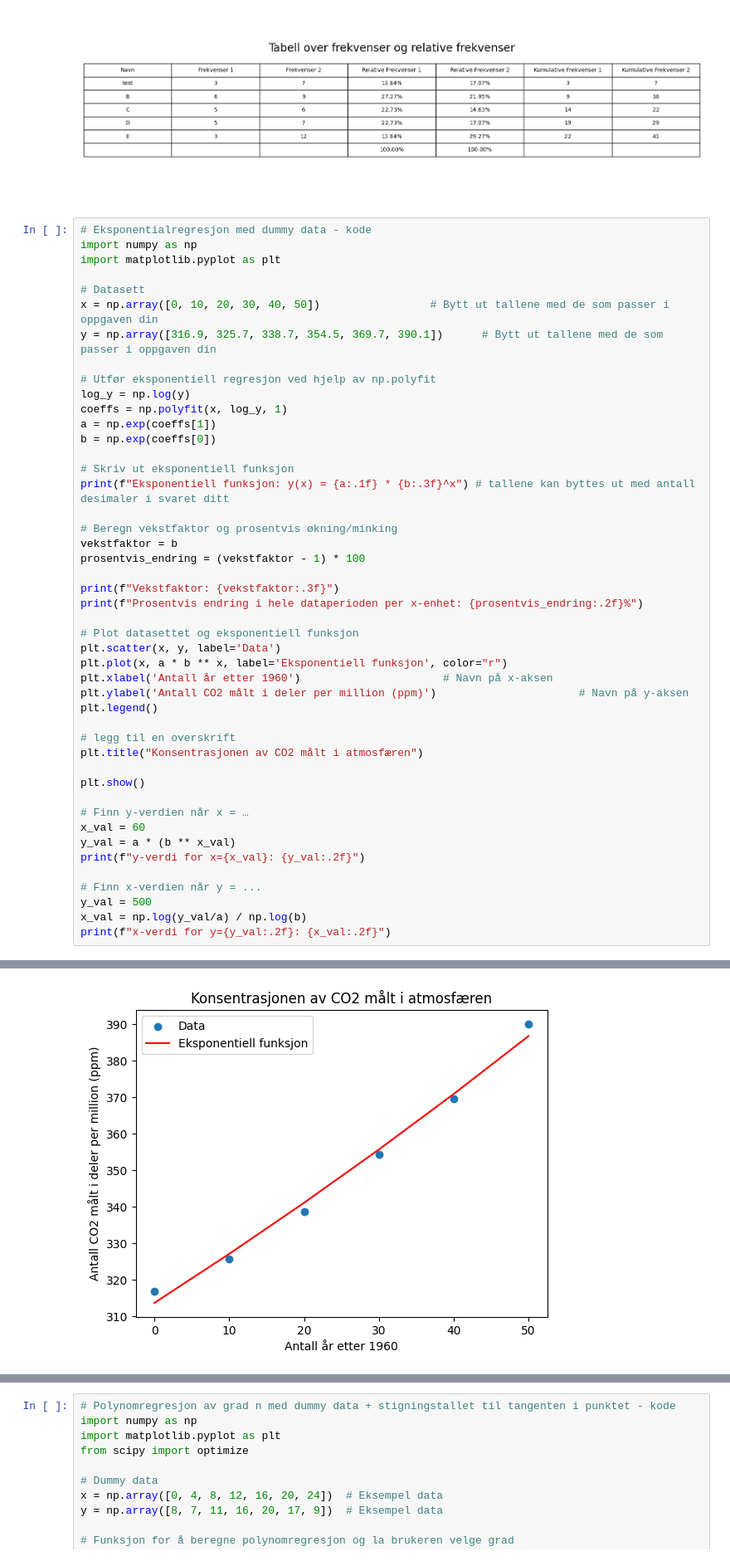
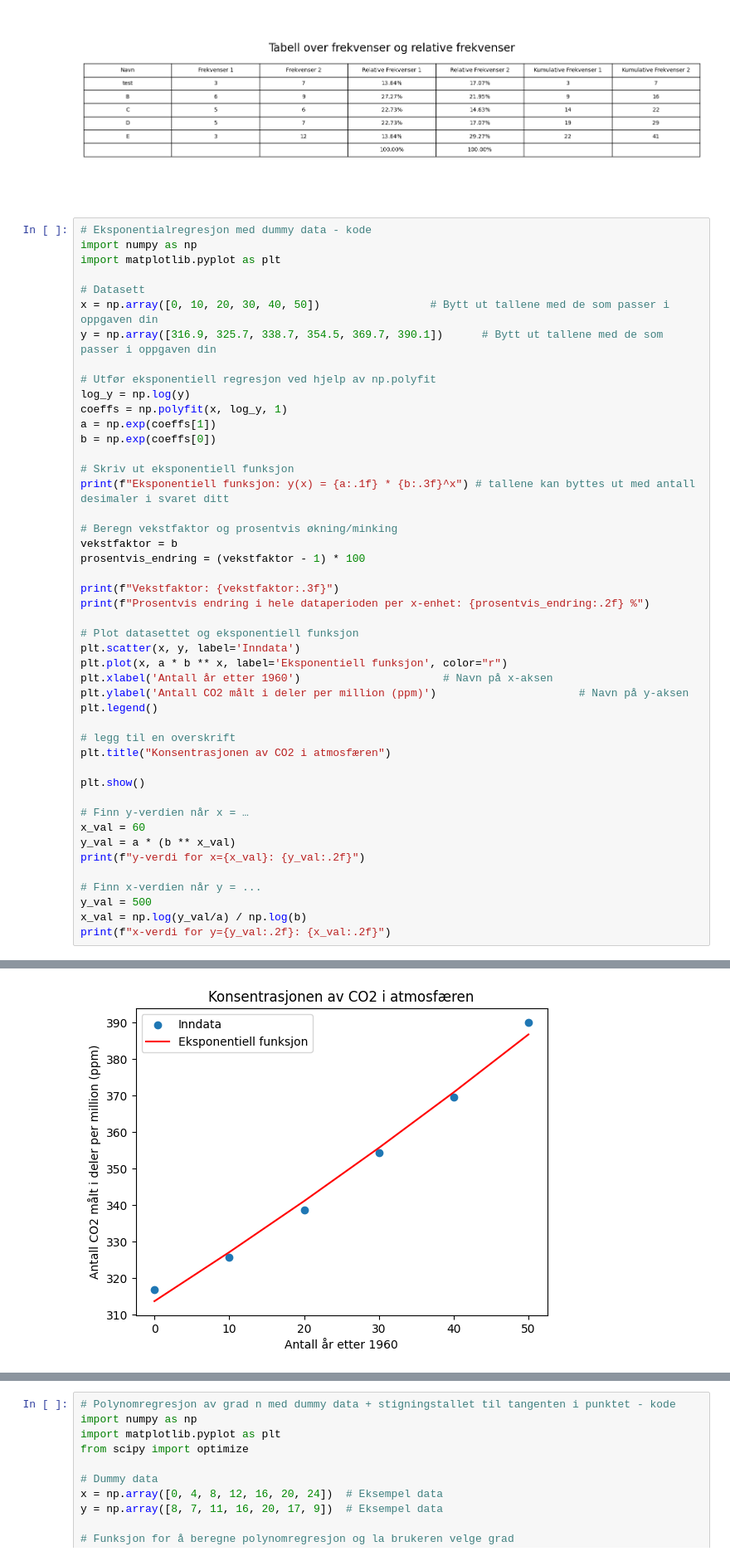
Before and after one commit to hanska91/Matematikk-2P-Y, a Jupyter notebook: Matematikkboka 2P-Y + Litt annet.ipynb, the cells around one changed output, grey strips where cells are left out. Shown at 83% size. Cells and saved outputs as stored; diff of their text form.

```diff
--- a/Matematikkboka 2P-Y + Litt annet.ipynb
+++ b/Matematikkboka 2P-Y + Litt annet.ipynb
@@ -2772,17 +2772,17 @@ vekstfaktor = b
 prosentvis_endring = (vekstfaktor - 1) * 100
 
 print(f"Vekstfaktor: {vekstfaktor:.3f}")
-print(f"Prosentvis endring i hele dataperioden per x-enhet: {prosentvis_endring:.2f}%")
+print(f"Prosentvis endring i hele dataperioden per x-enhet: {prosentvis_endring:.2f} %")
 
 # Plot datasettet og eksponentiell funksjon
-plt.scatter(x, y, label='Data')
+plt.scatter(x, y, label='Inndata')
 plt.plot(x, a * b ** x, label='Eksponentiell funksjon', color="r")
 plt.xlabel('Antall år etter 1960')                      # Navn på x-aksen
 plt.ylabel('Antall CO2 målt i deler per million (ppm)')                      # Navn på y-aksen
 plt.legend()
 
 # legg til en overskrift
-plt.title("Konsentrasjonen av CO2 målt i atmosfæren")
+plt.title("Konsentrasjonen av CO2 i atmosfæren")
 
 plt.show()
 
@@ -2802,4 +2802,4 @@ Prosentvis endring i hele dataperioden per x-enhet: 0.42%
-[figure, old version]
+[figure, new version]
 y-verdi for x=60: 403.32
 x-verdi for y=500.00: 111.34
 # %%
```
Also changed, not shown: parts of 4 cells of this notebook.
